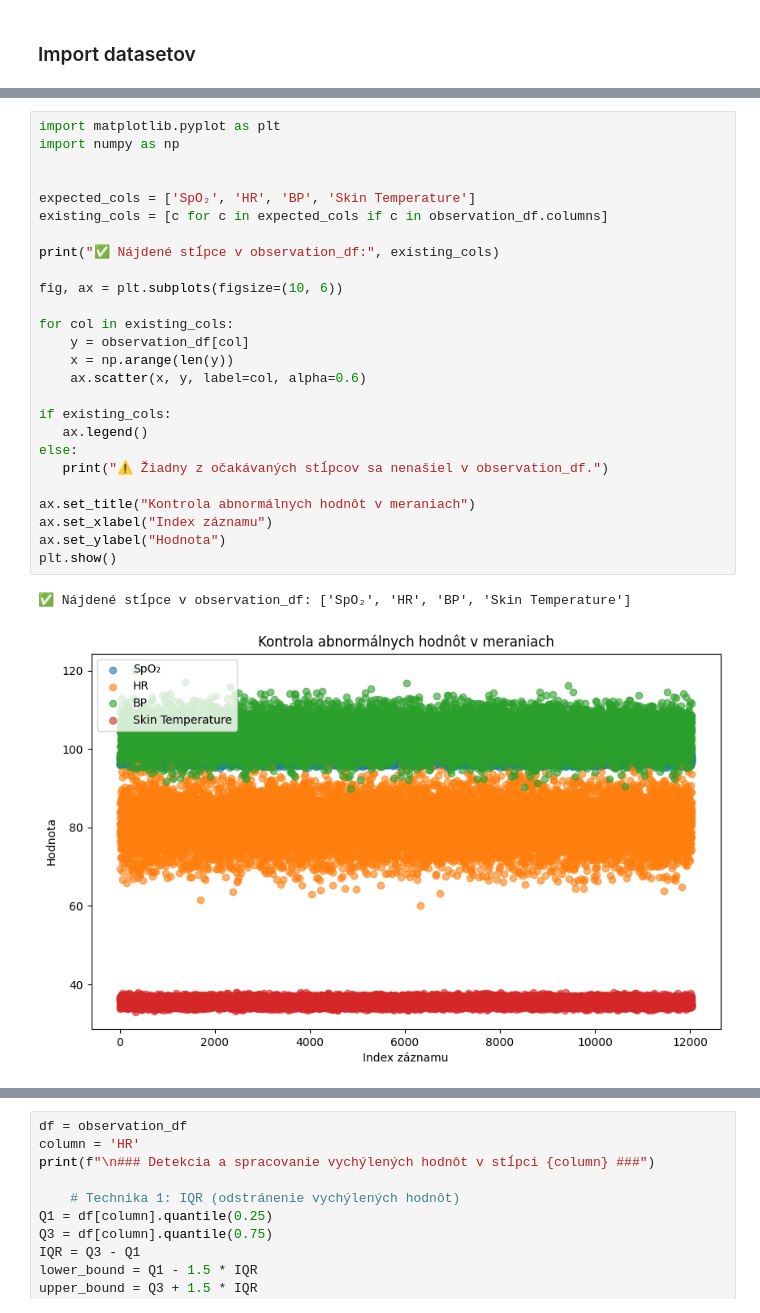
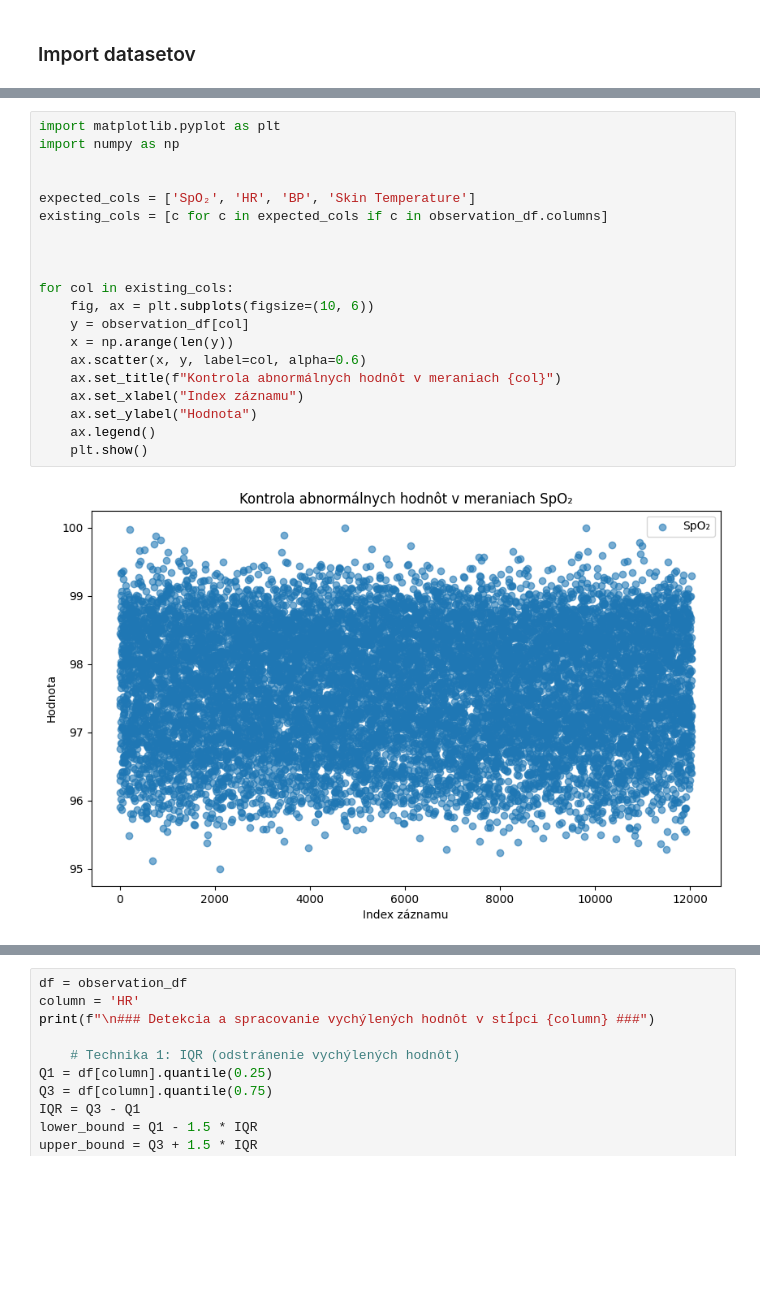
Before and after one commit to AdrianMaslak/IAU_2025, a Jupyter notebook: 1_phase/1-2_maslak_bugaj.ipynb, the cells around one changed output, grey strips where cells are left out. Saved outputs shown, nothing was run; the diff lists cells and outputs as text; blank space fills up the shorter version.

```diff
--- a/1_phase/1-2_maslak_bugaj.ipynb
+++ b/1_phase/1-2_maslak_bugaj.ipynb
@@ -86,29 +93,22 @@ Neplatné zemepisné dĺžky: 0
 # %%
 import matplotlib.pyplot as plt
 import numpy as np
 
 
 expected_cols = ['SpO₂', 'HR', 'BP', 'Skin Temperature']
 existing_cols = [c for c in expected_cols if c in observation_df.columns]
 
-print("✅ Nájdené stĺpce v observation_df:", existing_cols)
 
-fig, ax = plt.subplots(figsize=(10, 6))
 
 for col in existing_cols:
+    fig, ax = plt.subplots(figsize=(10, 6))
     y = observation_df[col]
     x = np.arange(len(y))
     ax.scatter(x, y, label=col, alpha=0.6)
-
-if existing_cols:
-   ax.legend()
-else:
-   print("⚠️ Žiadny z očakávaných stĺpcov sa nenašiel v observation_df.")
-
-ax.set_title("Kontrola abnormálnych hodnôt v meraniach")
-ax.set_xlabel("Index záznamu")
-ax.set_ylabel("Hodnota")
-plt.show()
+    ax.set_title(f"Kontrola abnormálnych hodnôt v meraniach {col}")
+    ax.set_xlabel("Index záznamu")
+    ax.set_ylabel("Hodnota")
+    ax.legend()
+    plt.show()
 # %% [output]
-✅ Nájdené stĺpce v observation_df: ['SpO₂', 'HR', 'BP', 'Skin Temperature']
-[figure, old version]
+[figure, new version]
```
Also changed, not shown: parts of 3 cells of this notebook.
